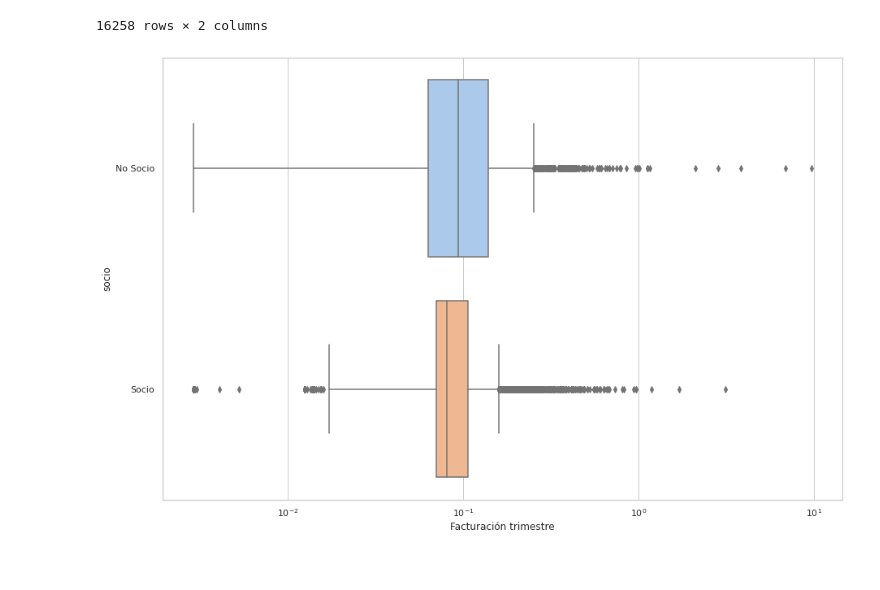
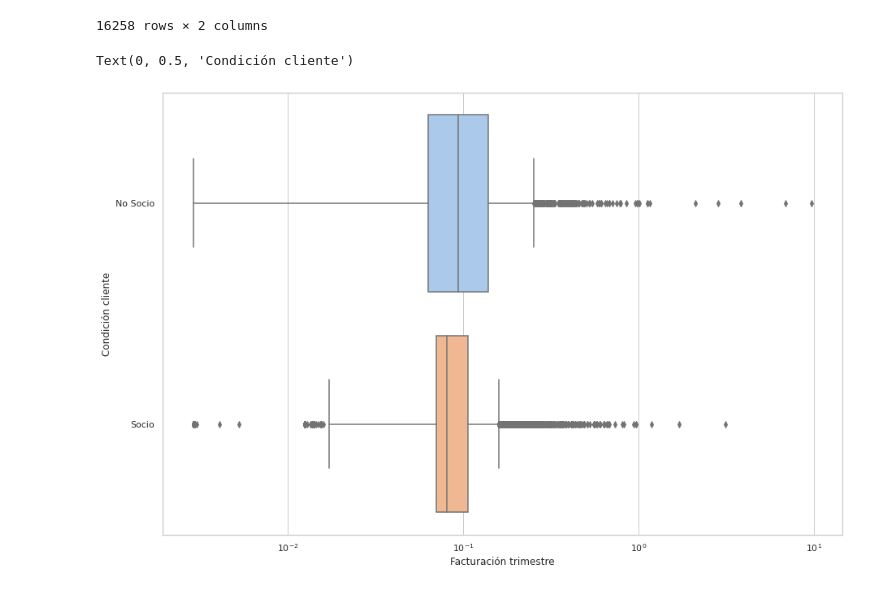
Before and after one commit to fmorosini/data-science-coderhouse, a Jupyter notebook: Dataset-Morosini-Francisco.ipynb, the cells around one changed output. Saved outputs shown, nothing was run; the diff lists cells and outputs as text; code cells hidden in the pictures.

```diff
--- a/Dataset-Morosini-Francisco.ipynb
+++ b/Dataset-Morosini-Francisco.ipynb
@@ -501,7 +501,9 @@ clientes_socio_fc
 # %%
 fig, ax = plt.subplots(figsize=(15, 10))
 ax.set_xscale("log")
 _ = sns.boxplot(
     clientes_socio_fc, x='Facturación trimestre', y="socio")
+ax.set_ylabel ('Condición cliente')
 # %% [output]
+Text(0, 0.5, 'Condición cliente')
-[figure, old version]
+[figure, new version]
```
